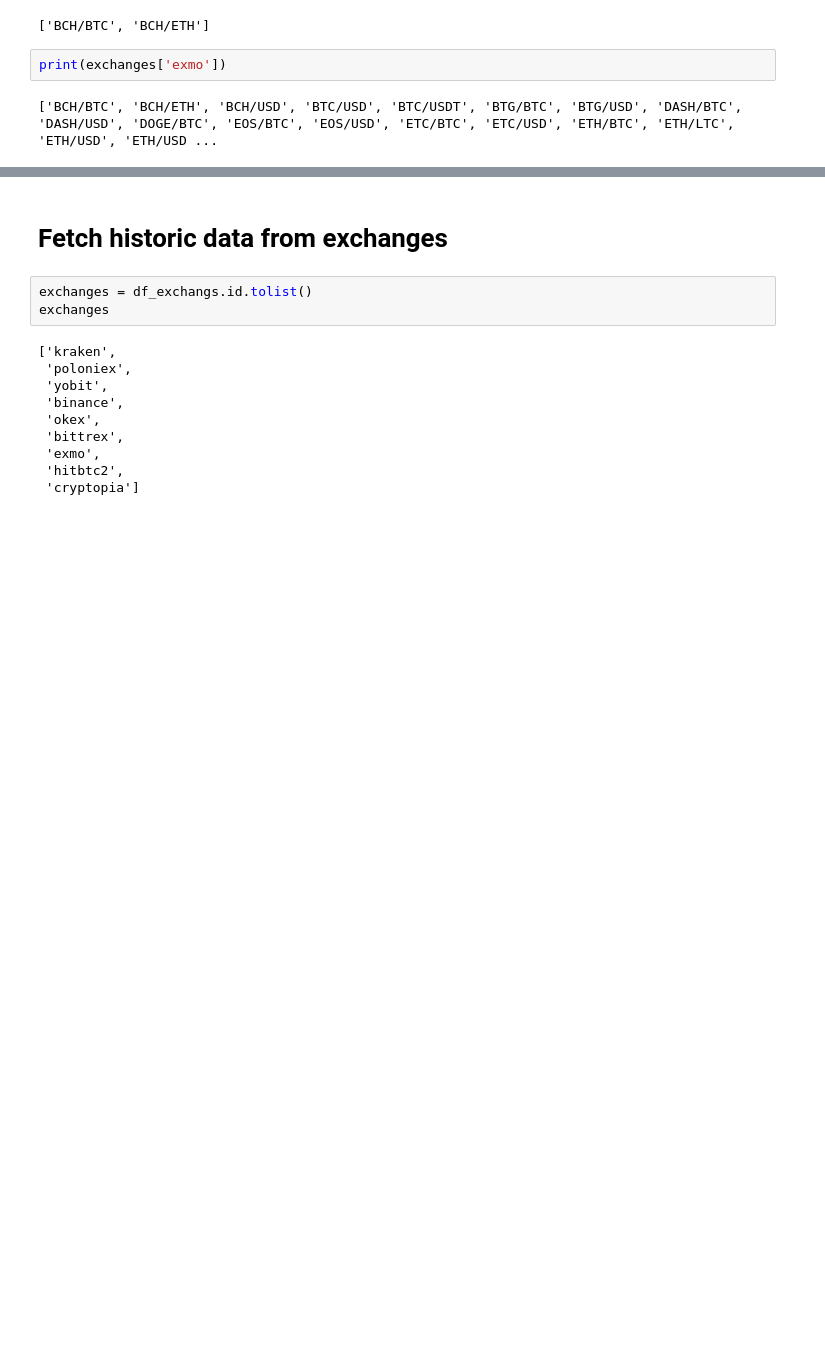
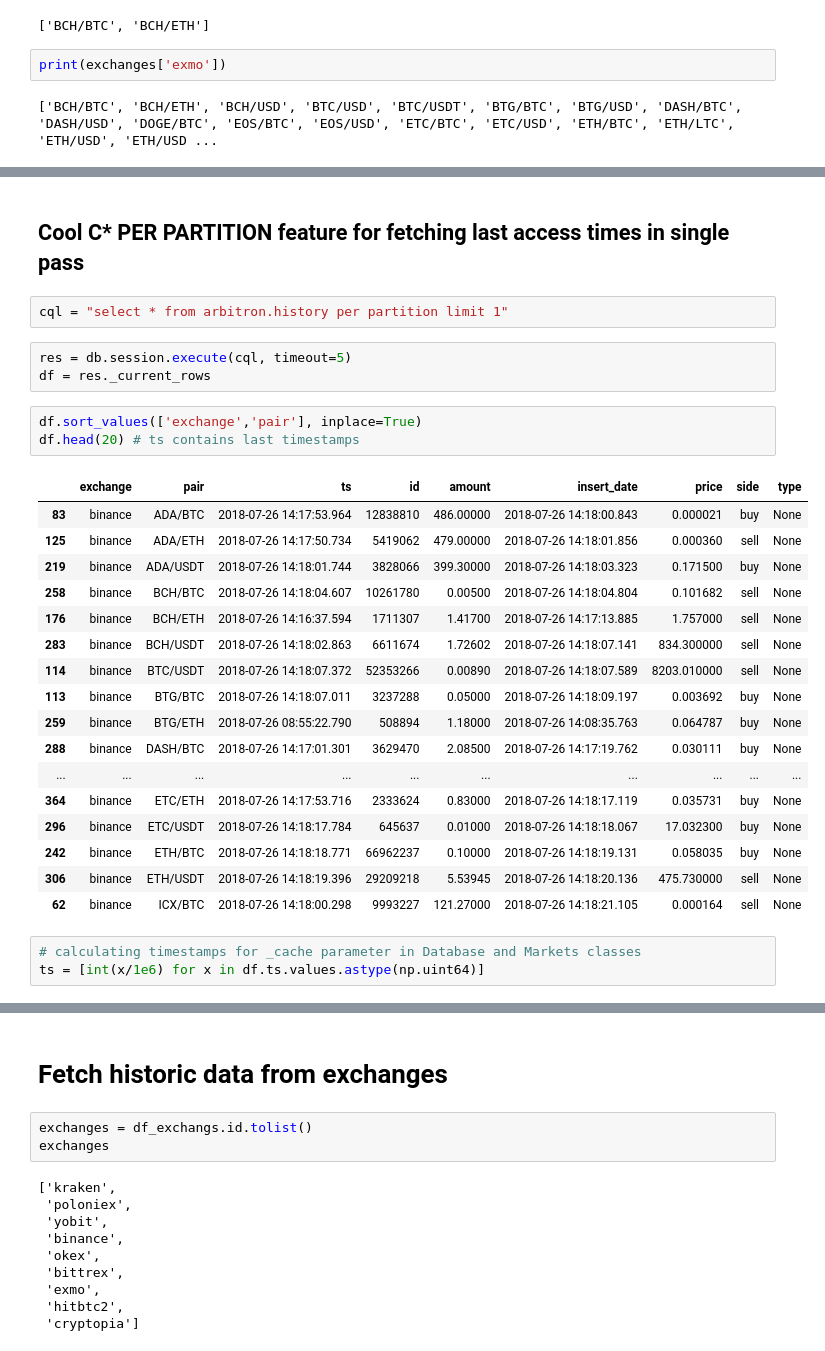
Before and after one commit to DarthVader/Arbitron, a Jupyter notebook: database_test.ipynb, the cells around one changed output, grey strips where cells are left out. Cells and saved outputs as stored; diff of their text form; blank space fills up the shorter version.

```diff
--- a/database_test.ipynb
+++ b/database_test.ipynb
@@ -55,0 +100,31 @@ print(exchanges['exmo'])
+# %% [markdown]
+## Cool C* PER PARTITION feature for fetching last access times in single pass
+# %%
+cql = "select * from arbitron.history per partition limit 1"
+# %%
+res = db.session.execute(cql, timeout=5)
+df = res._current_rows
+# %%
+df.sort_values(['exchange','pair'], inplace=True)
+df.head(20) # ts contains last timestamps
+# %% [output]
+|  | exchange | pair | ts | id | amount | insert_date | price | side | type |
+| 83 | binance | ADA/BTC | 2018-07-26 14:17:53.964 | 12838810 | 486.00000 | 2018-07-26 14:18:00.843 | 0.000021 | buy | None |
+| 125 | binance | ADA/ETH | 2018-07-26 14:17:50.734 | 5419062 | 479.00000 | 2018-07-26 14:18:01.856 | 0.000360 | sell | None |
+| 219 | binance | ADA/USDT | 2018-07-26 14:18:01.744 | 3828066 | 399.30000 | 2018-07-26 14:18:03.323 | 0.171500 | buy | None |
+| 258 | binance | BCH/BTC | 2018-07-26 14:18:04.607 | 10261780 | 0.00500 | 2018-07-26 14:18:04.804 | 0.101682 | sell | None |
+| 176 | binance | BCH/ETH | 2018-07-26 14:16:37.594 | 1711307 | 1.41700 | 2018-07-26 14:17:13.885 | 1.757000 | sell | None |
+| 283 | binance | BCH/USDT | 2018-07-26 14:18:02.863 | 6611674 | 1.72602 | 2018-07-26 14:18:07.141 | 834.300000 | sell | None |
+| 114 | binance | BTC/USDT | 2018-07-26 14:18:07.372 | 52353266 | 0.00890 | 2018-07-26 14:18:07.589 | 8203.010000 | sell | None |
+| 113 | binance | BTG/BTC | 2018-07-26 14:18:07.011 | 3237288 | 0.05000 | 2018-07-26 14:18:09.197 | 0.003692 | buy | None |
+| 259 | binance | BTG/ETH | 2018-07-26 08:55:22.790 | 508894 | 1.18000 | 2018-07-26 14:08:35.763 | 0.064787 | buy | None |
+| 288 | binance | DASH/BTC | 2018-07-26 14:17:01.301 | 3629470 | 2.08500 | 2018-07-26 14:17:19.762 | 0.030111 | buy | None |
+| ... | ... | ... | ... | ... | ... | ... | ... | ... | ... |
+| 364 | binance | ETC/ETH | 2018-07-26 14:17:53.716 | 2333624 | 0.83000 | 2018-07-26 14:18:17.119 | 0.035731 | buy | None |
+| 296 | binance | ETC/USDT | 2018-07-26 14:18:17.784 | 645637 | 0.01000 | 2018-07-26 14:18:18.067 | 17.032300 | buy | None |
+| 242 | binance | ETH/BTC | 2018-07-26 14:18:18.771 | 66962237 | 0.10000 | 2018-07-26 14:18:19.131 | 0.058035 | buy | None |
+| 306 | binance | ETH/USDT | 2018-07-26 14:18:19.396 | 29209218 | 5.53945 | 2018-07-26 14:18:20.136 | 475.730000 | sell | None |
+| 62 | binance | ICX/BTC | 2018-07-26 14:18:00.298 | 9993227 | 121.27000 | 2018-07-26 14:18:21.105 | 0.000164 | sell | None |
+# %%
+# calculating timestamps for _cache parameter in Database and Markets classes
+ts = [int(x/1e6) for x in df.ts.values.astype(np.uint64)]
```
Also changed, not shown: parts of 11 cells of this notebook, 12 other files.
